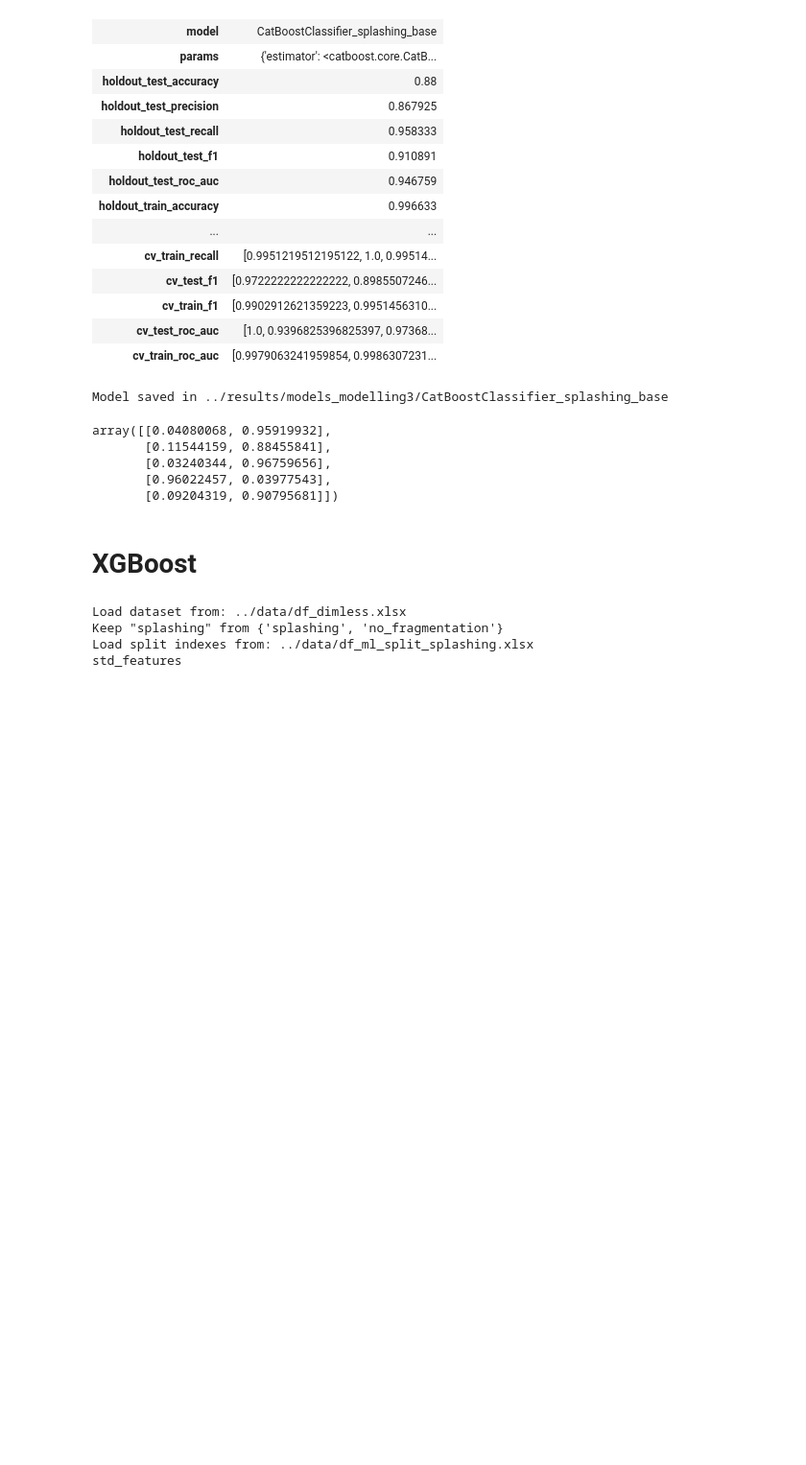
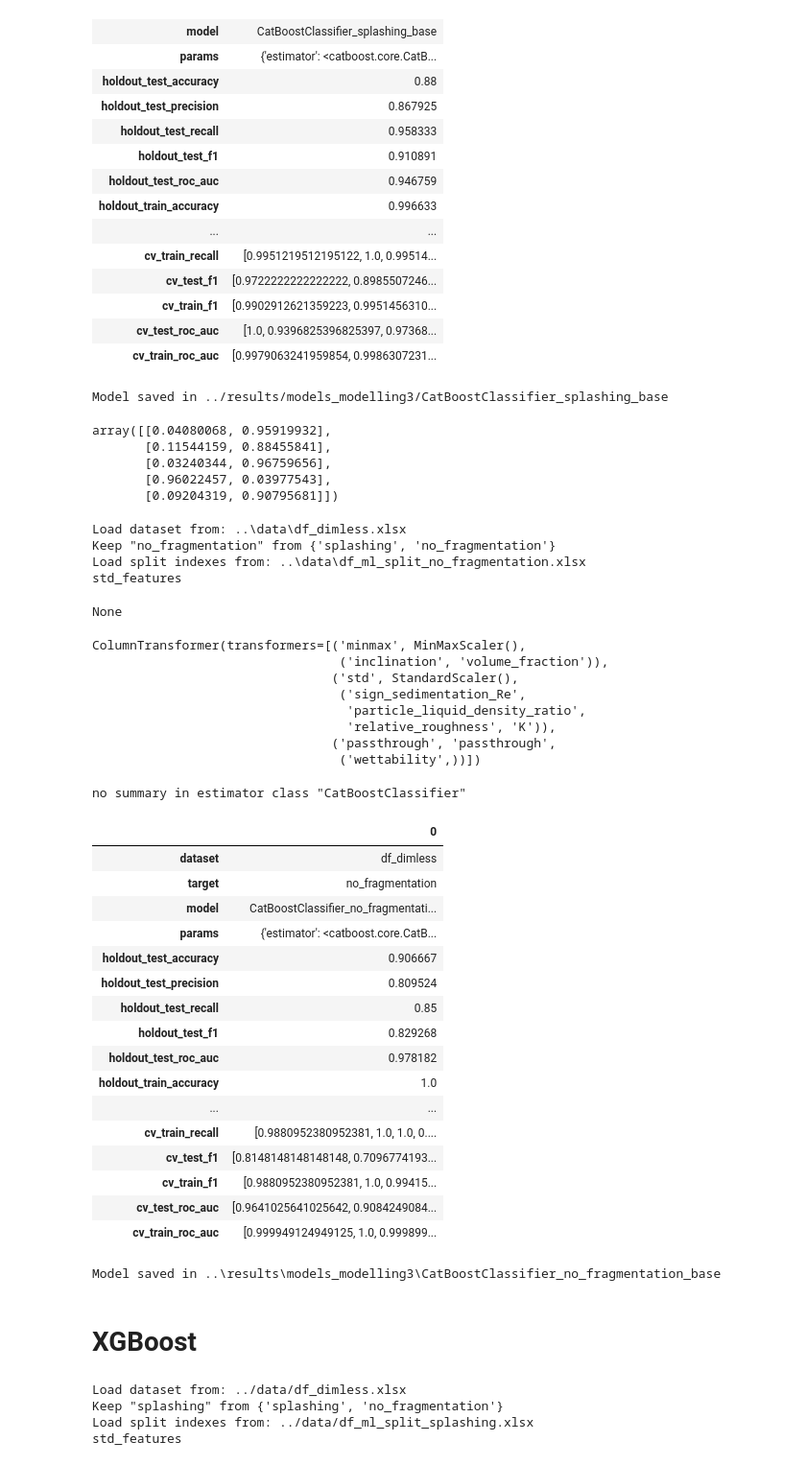
Before and after one commit to mvulf/drop-wall-impact-ml-prediction, a Jupyter notebook: notebooks/modelling_df3_dimless_3.2_nonlogit_models.ipynb, the cells around one changed output. Shown at 96% size. Saved outputs shown, nothing was run; the diff lists cells and outputs as text; code cells hidden in the pictures; blank space fills up the shorter version.

```diff
--- a/notebooks/modelling_df3_dimless_3.2_nonlogit_models.ipynb
+++ b/notebooks/modelling_df3_dimless_3.2_nonlogit_models.ipynb
@@ -313,6 +313,61 @@ array([[0.04080068, 0.95919932],
        [0.03240344, 0.96759656],
        [0.96022457, 0.03977543],
        [0.09204319, 0.90795681]])
+# %%
+estimator = CatBoostClassifier(verbose=False)
+
+ml_pipe = MLPipeline(
+    target='no_fragmentation',
+    estimator=estimator,
+    features_to_drop = (
+        'Re',
+        'We',
+        'init_volume_fraction',
+        'particle_droplet_diameter_ratio',
+        'sedimentation_Re',
+        # 'particle_liquid_density_ratio',
+        'sedimentation_Stk'
+        # 'sign_sedimentation_Re',
+        # 'volume_fraction',
+        # 'relative_roughness',
+        # 'inclination',
+        # 'wettability',
+    ), model_postfix='base',)
+
+ml_pipe.run()
+# %% [output]
+Load dataset from: ..\data\df_dimless.xlsx
+Keep "no_fragmentation" from {'splashing', 'no_fragmentation'}
+Load split indexes from: ..\data\df_ml_split_no_fragmentation.xlsx
+std_features
+None
+ColumnTransformer(transformers=[('minmax', MinMaxScaler(),
+                                 ('inclination', 'volume_fraction')),
+                                ('std', StandardScaler(),
+                                 ('sign_sedimentation_Re',
+                                  'particle_liquid_density_ratio',
+                                  'relative_roughness', 'K')),
+                                ('passthrough', 'passthrough',
+                                 ('wettability',))])
+no summary in estimator class "CatBoostClassifier"
+|  | 0 |
+| dataset | df_dimless |
+| target | no_fragmentation |
+| model | CatBoostClassifier_no_fragmentati... |
+| params | {'estimator': <catboost.core.CatB... |
+| holdout_test_accuracy | 0.906667 |
+| holdout_test_precision | 0.809524 |
+| holdout_test_recall | 0.85 |
+| holdout_test_f1 | 0.829268 |
+| holdout_test_roc_auc | 0.978182 |
+| holdout_train_accuracy | 1.0 |
+| ... | ... |
+| cv_train_recall | [0.9880952380952381, 1.0, 1.0, 0.... |
+| cv_test_f1 | [0.8148148148148148, 0.7096774193... |
+| cv_train_f1 | [0.9880952380952381, 1.0, 0.99415... |
+| cv_test_roc_auc | [0.9641025641025642, 0.9084249084... |
+| cv_train_roc_auc | [0.999949124949125, 1.0, 0.999899... |
+Model saved in ..\results\models_modelling3\CatBoostClassifier_no_fragmentation_base
 # %% [markdown]
 # XGBoost
 # %%
```
Also changed, not shown: 9 other files.
